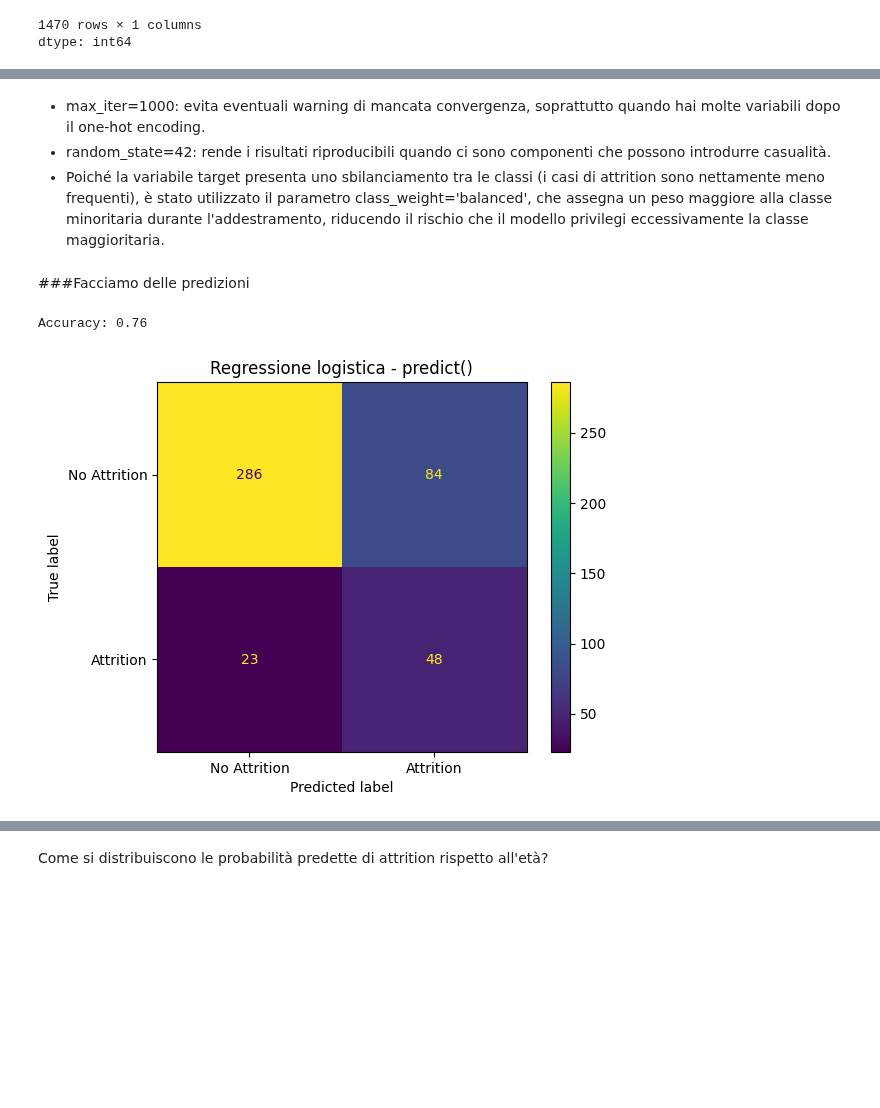
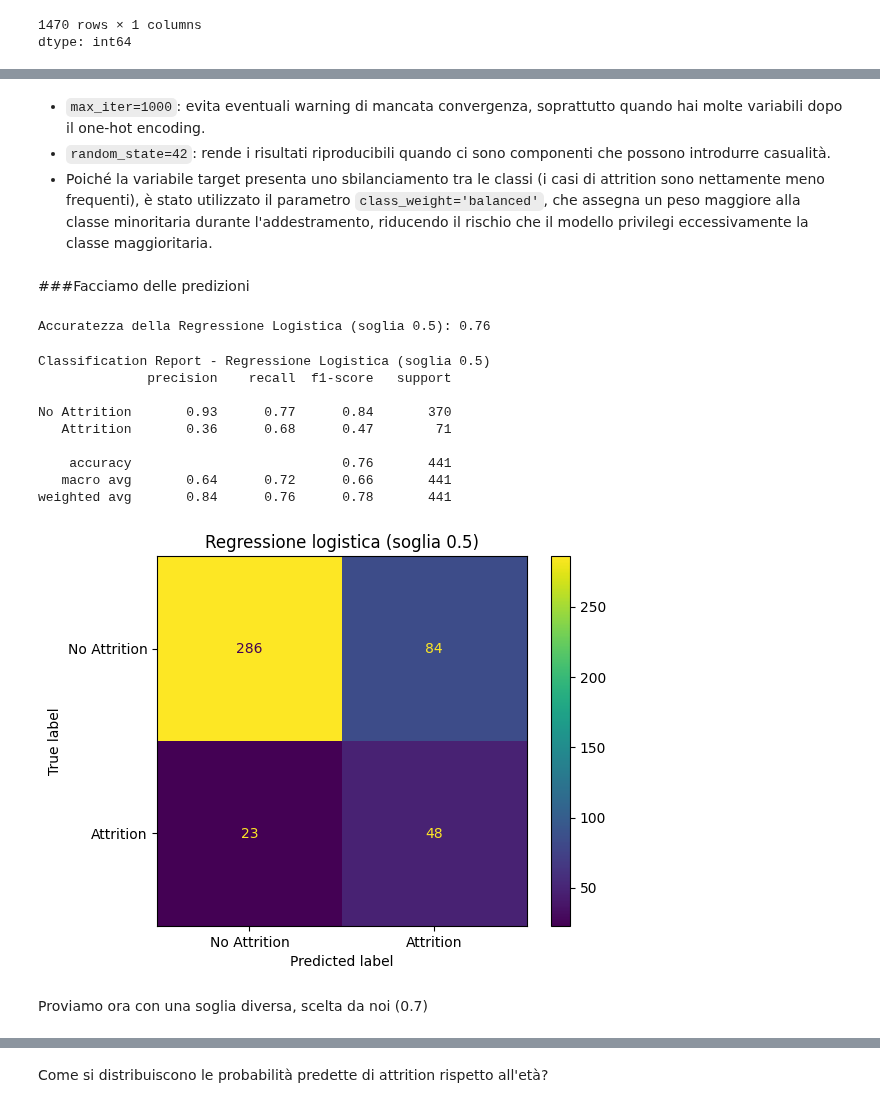
Before and after one commit to margheritamarinelli/Progetto-Data-Science-gruppo-9, a Jupyter notebook: notebook/Progetto_Data_Science_gruppo9.ipynb, the cells around one changed output, grey strips where cells are left out. Saved outputs shown, nothing was run; the diff lists cells and outputs as text; code cells hidden in the pictures; blank space fills up the shorter version.

```diff
--- a/notebook/Progetto_Data_Science_gruppo9.ipynb
+++ b/notebook/Progetto_Data_Science_gruppo9.ipynb
@@ -546,27 +560,42 @@ LogisticRegression(class_weight='balanced', max_iter=1000, random_state=42)
 # %% [markdown]
-- max_iter=1000: evita eventuali warning di mancata convergenza, soprattutto quando hai molte variabili dopo il one-hot encoding.
-- random_state=42: rende i risultati riproducibili quando ci sono componenti che possono introdurre casualità.
-- Poiché la variabile target presenta uno sbilanciamento tra le classi (i casi di attrition sono nettamente meno frequenti), è stato utilizzato il parametro class_weight='balanced', che assegna un peso maggiore alla classe minoritaria durante l'addestramento, riducendo il rischio che il modello privilegi eccessivamente la classe maggioritaria.
+- `max_iter=1000`: evita eventuali warning di mancata convergenza, soprattutto quando hai molte variabili dopo il one-hot encoding.
+- `random_state=42`: rende i risultati riproducibili quando ci sono componenti che possono introdurre casualità.
+- Poiché la variabile target presenta uno sbilanciamento tra le classi (i casi di attrition sono nettamente meno frequenti), è stato utilizzato il parametro `class_weight='balanced'`, che assegna un peso maggiore alla classe minoritaria durante l'addestramento, riducendo il rischio che il modello privilegi eccessivamente la classe maggioritaria.
 # %% [markdown]
 ###Facciamo delle predizioni
+# %%
+# predizione diretta (la soglia è 0.5)
+y_pred_log_05 = log_model.predict(X_test_scaled)
+
+acc_log_05 = accuracy_score(y_test, y_pred_log_05)
+print(f"Accuratezza della Regressione Logistica (soglia 0.5): {acc_log_05:.2f}")
+# %% [output]
+Accuratezza della Regressione Logistica (soglia 0.5): 0.76
+# %%
+print("Classification Report - Regressione Logistica (soglia 0.5)")
+print(classification_report(y_test, y_pred_log_05, target_names=["No Attrition", "Attrition"]))
+# %% [output]
+Classification Report - Regressione Logistica (soglia 0.5)
+              precision    recall  f1-score   support
+
+No Attrition       0.93      0.77      0.84       370
+   Attrition       0.36      0.68      0.47        71
+
+    accuracy                           0.76       441
+   macro avg       0.64      0.72      0.66       441
+weighted avg       0.84      0.76      0.78       441
 # %%
-# predizione diretta (la soglia è 0.5)
-y_pred = log_model.predict(X_test_scaled)
-
-acc = accuracy_score(y_test, y_pred)
-cm = confusion_matrix(y_test, y_pred)
-
-print(f"Accuracy: {acc:.2f}")
-
+cm = confusion_matrix(y_test, y_pred_log_05)
 disp = ConfusionMatrixDisplay(
     confusion_matrix=cm,
     display_labels=["No Attrition", "Attrition"]
 )
 
 disp.plot()
-plt.title("Regressione logistica - predict()")
+plt.title("Regressione logistica (soglia 0.5)")
 plt.show()
 # %% [output]
-Accuracy: 0.76
-[figure, old version]
+[figure, new version]
+# %% [markdown]
+Proviamo ora con una soglia diversa, scelta da noi (0.7)
 # %%
```
Also changed, not shown: parts of 41 cells of this notebook.
